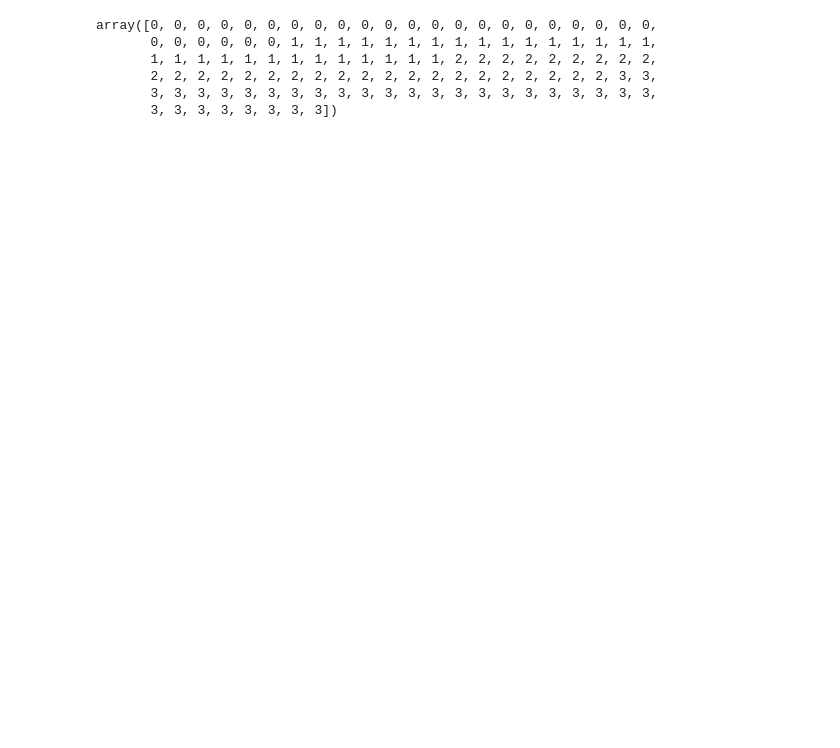
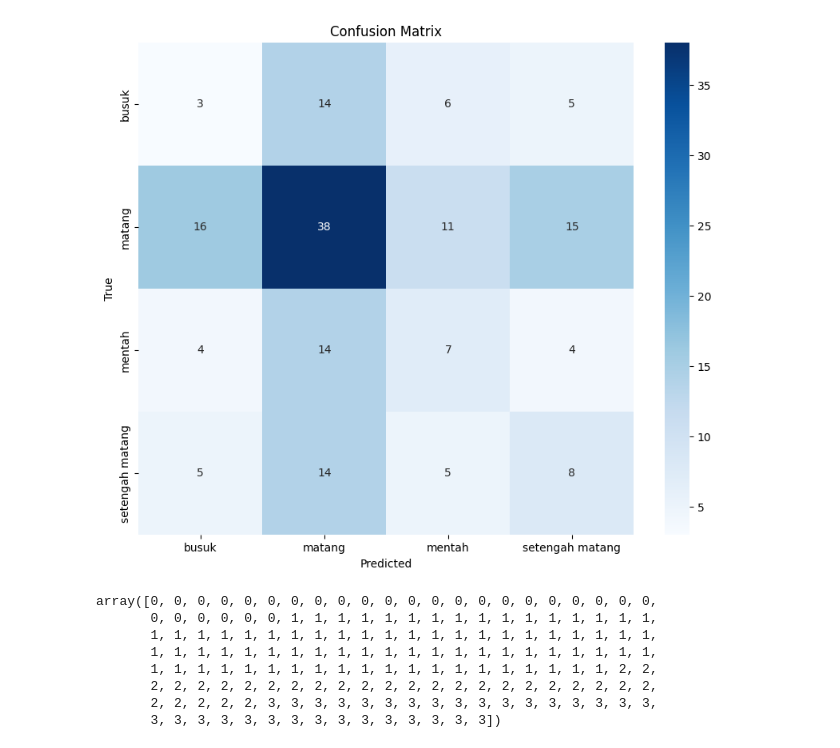
Before and after one commit to BiggusMaximus/Tomatoes-Classification-CNN-Conveyor, a Jupyter notebook: train.ipynb, the cells around one changed output. Saved outputs shown, nothing was run; the diff lists cells and outputs as text; code cells hidden in the pictures; blank space fills up the shorter version.

Commit message:
new model

```diff
--- a/train.ipynb
+++ b/train.ipynb
@@ -144,0 +143,21 @@ array([3, 2, 2, 1, 3, 3, 3, 2, 2, 2, 1, 0, 0, 2, 0, 3, 2, 1, 2, 3, 3, 0,
+# %%
+predictions = model.predict(test_generator, steps=len(test_generator), verbose=1)
+predicted_classes = np.argmax(predictions, axis=1)
+
+# Get true classes
+true_classes = test_generator.classes
+
+# Get class labels
+class_labels = list(test_generator.class_indices.keys())
+
+# Generate confusion matrix
+conf_matrix = confusion_matrix(true_classes, predicted_classes)
+
+# Plot confusion matrix using seaborn
+plt.figure(figsize=(10, 8))
+sns.heatmap(conf_matrix, annot=True, fmt='d', cmap='Blues', xticklabels=class_labels, yticklabels=class_labels)
+plt.title('Confusion Matrix')
+plt.xlabel('Predicted')
+plt.ylabel('True')
+plt.show()
+# %% [output]
@@ -145,12 +165,15 @@ array([3, 2, 2, 1, 3, 3, 3, 2, 2, 2, 1, 0, 0, 2, 0, 3, 2, 1, 2, 3, 3, 0,
+[figure, added]
 # %%
 true_classes
 # %% [output]
 array([0, 0, 0, 0, 0, 0, 0, 0, 0, 0, 0, 0, 0, 0, 0, 0, 0, 0, 0, 0, 0, 0,
        0, 0, 0, 0, 0, 0, 1, 1, 1, 1, 1, 1, 1, 1, 1, 1, 1, 1, 1, 1, 1, 1,
-       1, 1, 1, 1, 1, 1, 1, 1, 1, 1, 1, 1, 1, 2, 2, 2, 2, 2, 2, 2, 2, 2,
-       2, 2, 2, 2, 2, 2, 2, 2, 2, 2, 2, 2, 2, 2, 2, 2, 2, 2, 2, 2, 3, 3,
-       3, 3, 3, 3, 3, 3, 3, 3, 3, 3, 3, 3, 3, 3, 3, 3, 3, 3, 3, 3, 3, 3,
-       3, 3, 3, 3, 3, 3, 3, 3])
+       1, 1, 1, 1, 1, 1, 1, 1, 1, 1, 1, 1, 1, 1, 1, 1, 1, 1, 1, 1, 1, 1,
+       1, 1, 1, 1, 1, 1, 1, 1, 1, 1, 1, 1, 1, 1, 1, 1, 1, 1, 1, 1, 1, 1,
+       1, 1, 1, 1, 1, 1, 1, 1, 1, 1, 1, 1, 1, 1, 1, 1, 1, 1, 1, 1, 2, 2,
+       2, 2, 2, 2, 2, 2, 2, 2, 2, 2, 2, 2, 2, 2, 2, 2, 2, 2, 2, 2, 2, 2,
+       2, 2, 2, 2, 2, 3, 3, 3, 3, 3, 3, 3, 3, 3, 3, 3, 3, 3, 3, 3, 3, 3,
+       3, 3, 3, 3, 3, 3, 3, 3, 3, 3, 3, 3, 3, 3, 3])
 # %%
 predictions = model.predict(test_generator, steps=len(test_generator), verbose=1)
 predicted_classes = np.argmax(predictions, axis=1)
```
Also changed, not shown: parts of 8 cells of this notebook, 1 other file.
